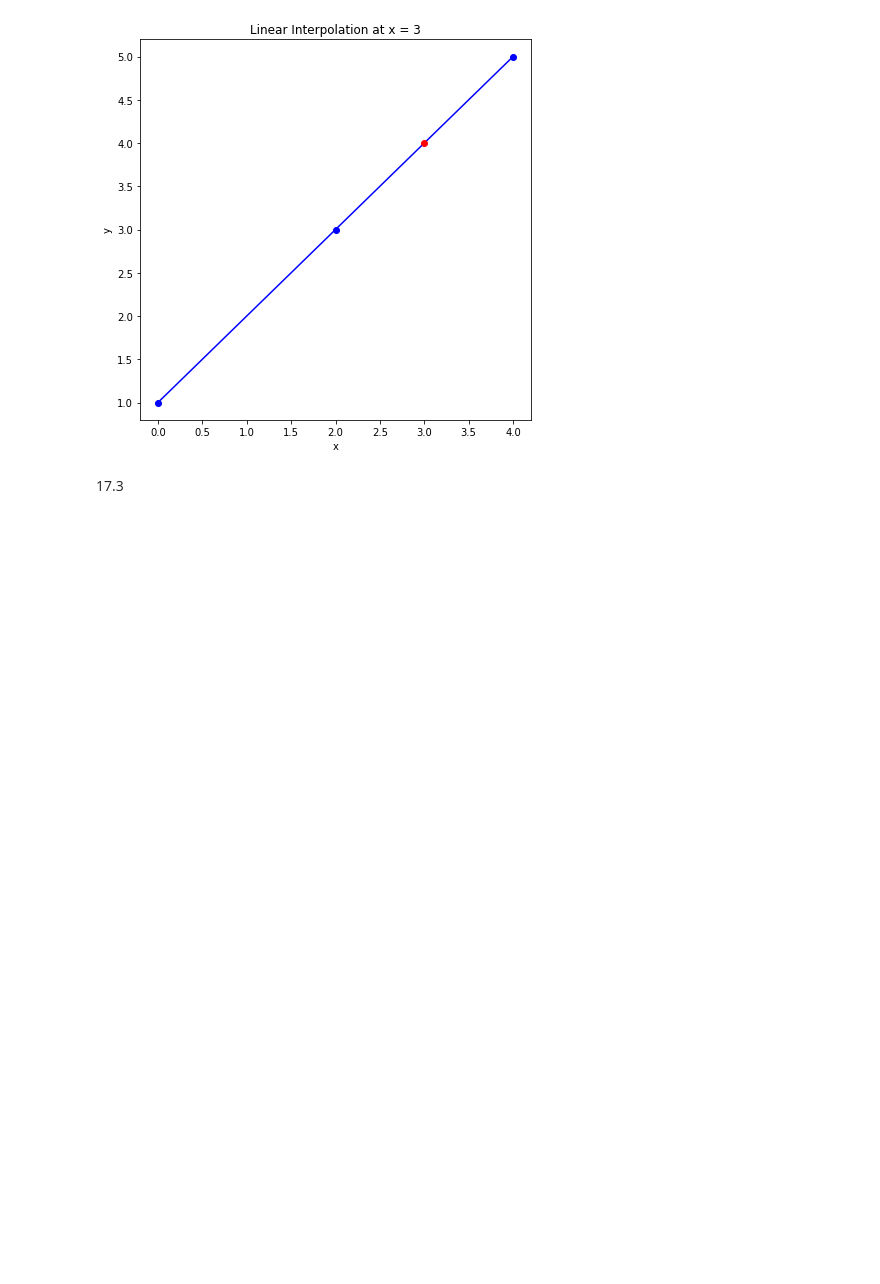
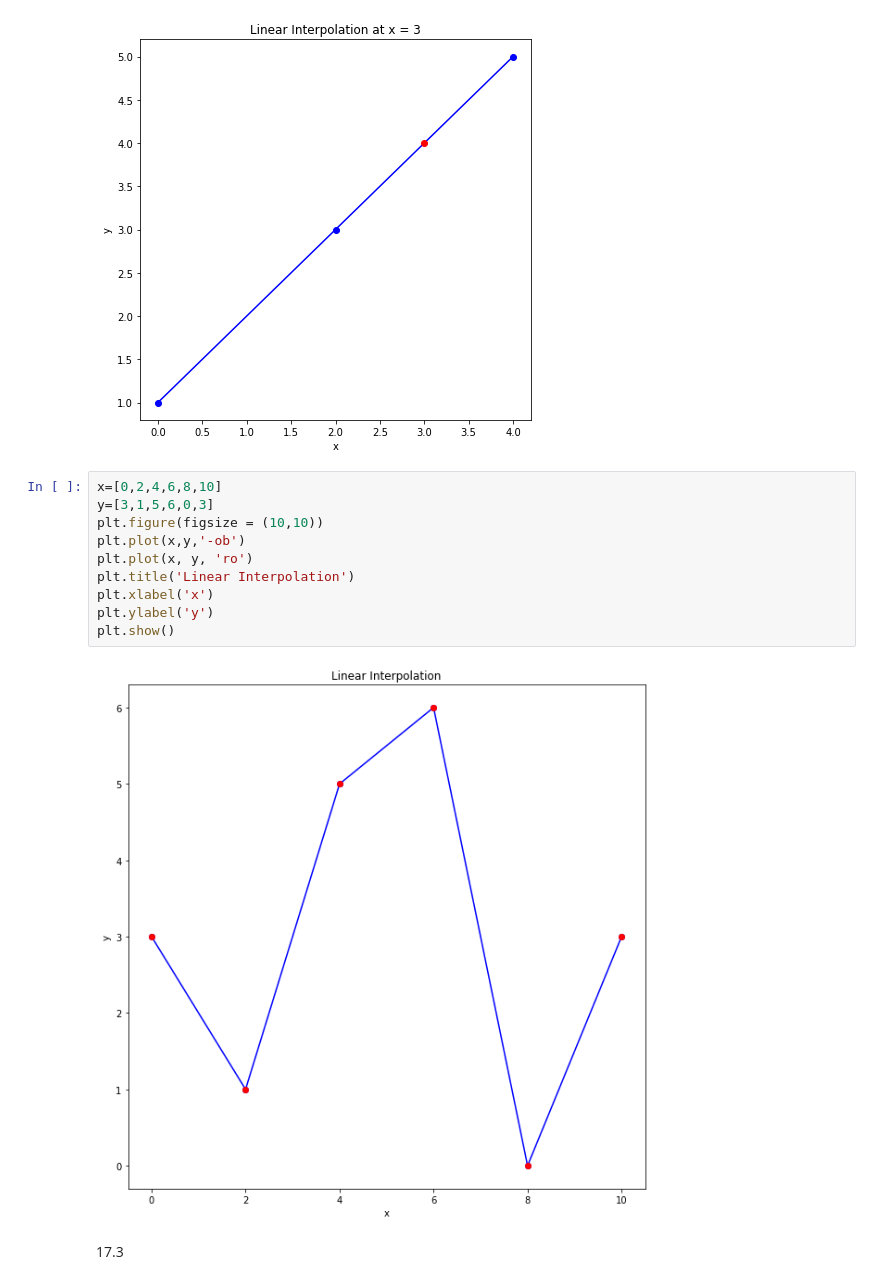
Before and after one commit to Lukew69/MAT421-homework, a Jupyter notebook: Module_B.ipynb, the cells around one changed output. Cells and saved outputs as stored; diff of their text form; blank space fills up the shorter version.

```diff
--- a/Module_B.ipynb
+++ b/Module_B.ipynb
@@ -25,6 +50,18 @@ plt.ylabel('y')
 plt.show()
 # %% [output]
 [figure]
+# %%
+x=[0,2,4,6,8,10]
+y=[3,1,5,6,0,3]
+plt.figure(figsize = (10,10))
+plt.plot(x,y,'-ob')
+plt.plot(x, y, 'ro')
+plt.title('Linear Interpolation')
+plt.xlabel('x')
+plt.ylabel('y')
+plt.show()
+# %% [output]
+[figure, added]
 # %% [markdown]
 17.3
 # %%
```
Also changed, not shown: parts of 3 cells of this notebook.
